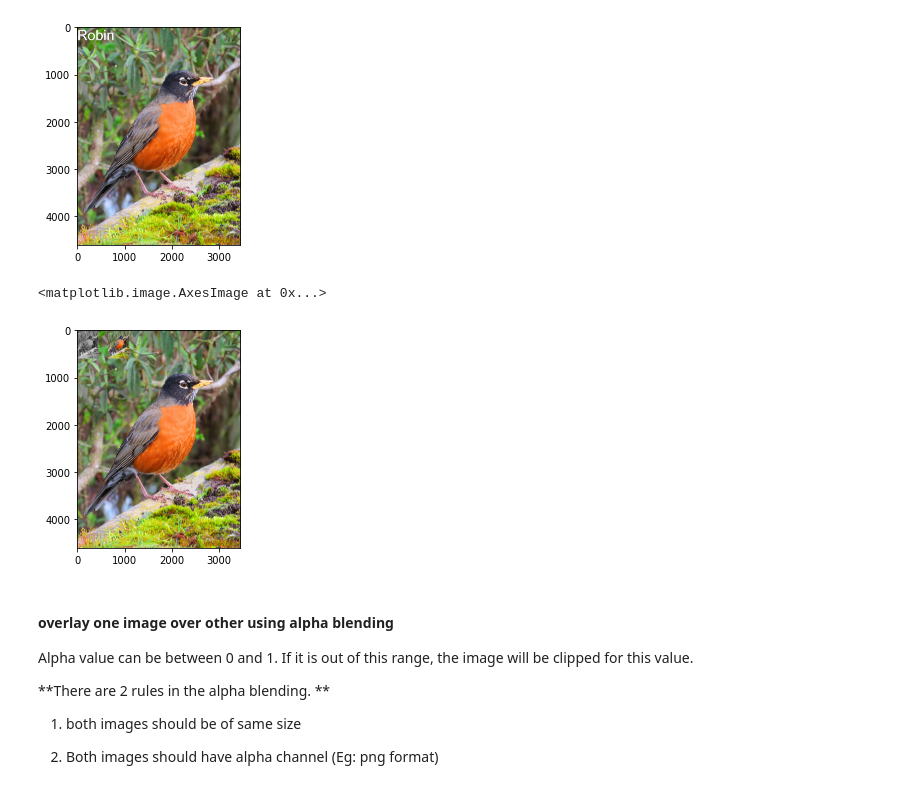
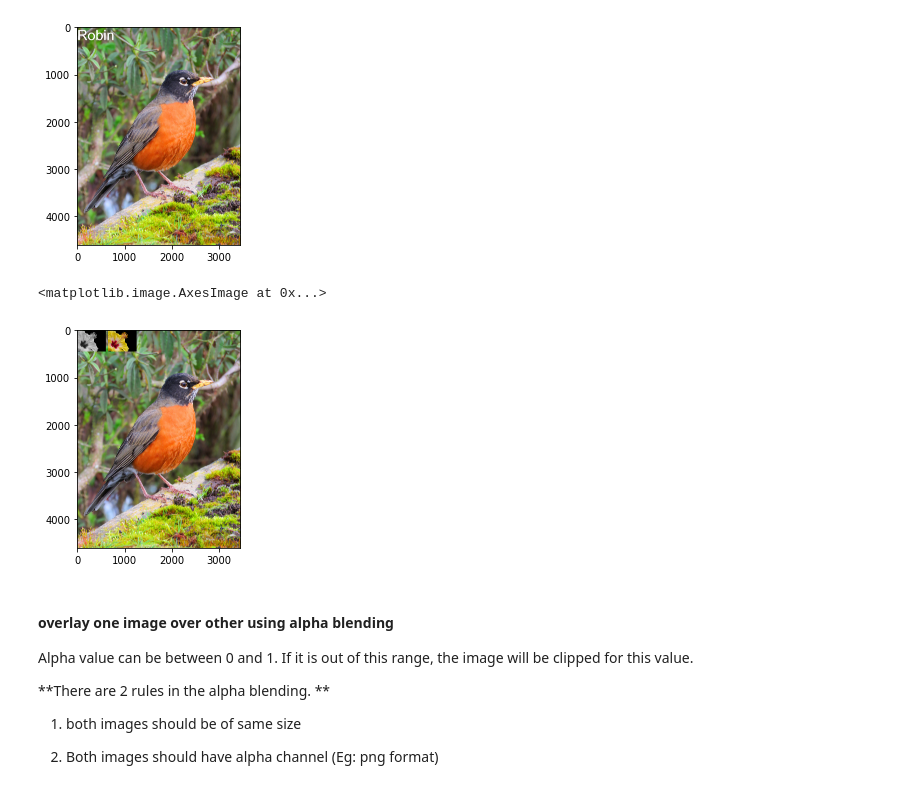
Before and after one commit to sowmR/PILSample, a Jupyter notebook: PILSample.ipynb, the cells around one changed output. Saved outputs shown, nothing was run; the diff lists cells and outputs as text; code cells hidden in the pictures.

```diff
--- a/PILSample.ipynb
+++ b/PILSample.ipynb
@@ -6,8 +6,10 @@ import matplotlib.pyplot as plt
 import numpy as np
 # %%
 # update the file path to the actual image location before running the below statement
-imageFile = "./robin_bird_birding_nature.jpg"
-image = PIL.Image.open(imageFile)
+image1File = "./robin_bird.jpg"
+image2File = "./hibiscus.jpg"
+fontFile = "./arial.ttf"
+image = PIL.Image.open(image1File)
 plt.imshow(image)
 # %% [output]
 <matplotlib.image.AxesImage at 0x...>
@@ -158,23 +160,23 @@ plt.imshow(wi)
 # %%
 # add image overlay
 # overlay a B/W image
-ti1 = PIL.Image.open(imageFile)
+ti1 = PIL.Image.open(image2File)
 ti1.thumbnail((600,600)) # preserve the aspect ratio
 # convert the thumbnail to B/W
-ti1 = ti.convert('L')
+ti1 = ti1.convert('L')
 # overlay a Hue image
-ti2 = PIL.Image.open(imageFile)
+ti2 = PIL.Image.open(image2File)
 ti2.thumbnail((600,600)) # preserve the aspect ratio
 # convert the thumbnail to B/W
 ti2 = ti2.convert('HSV')
 
-oi = PIL.Image.open(imageFile)
+oi = PIL.Image.open(image1File)
 oi.paste(ti1,(5,5))
 oi.paste(ti2,(655,5))
 plt.imshow(oi)
 # %% [output]
 <matplotlib.image.AxesImage at 0x...>
-[figure, old version]
+[figure, new version]
 # %% [markdown]
 #### overlay one image over other using alpha blending
 
```
Also changed, not shown: parts of 5 cells of this notebook.
